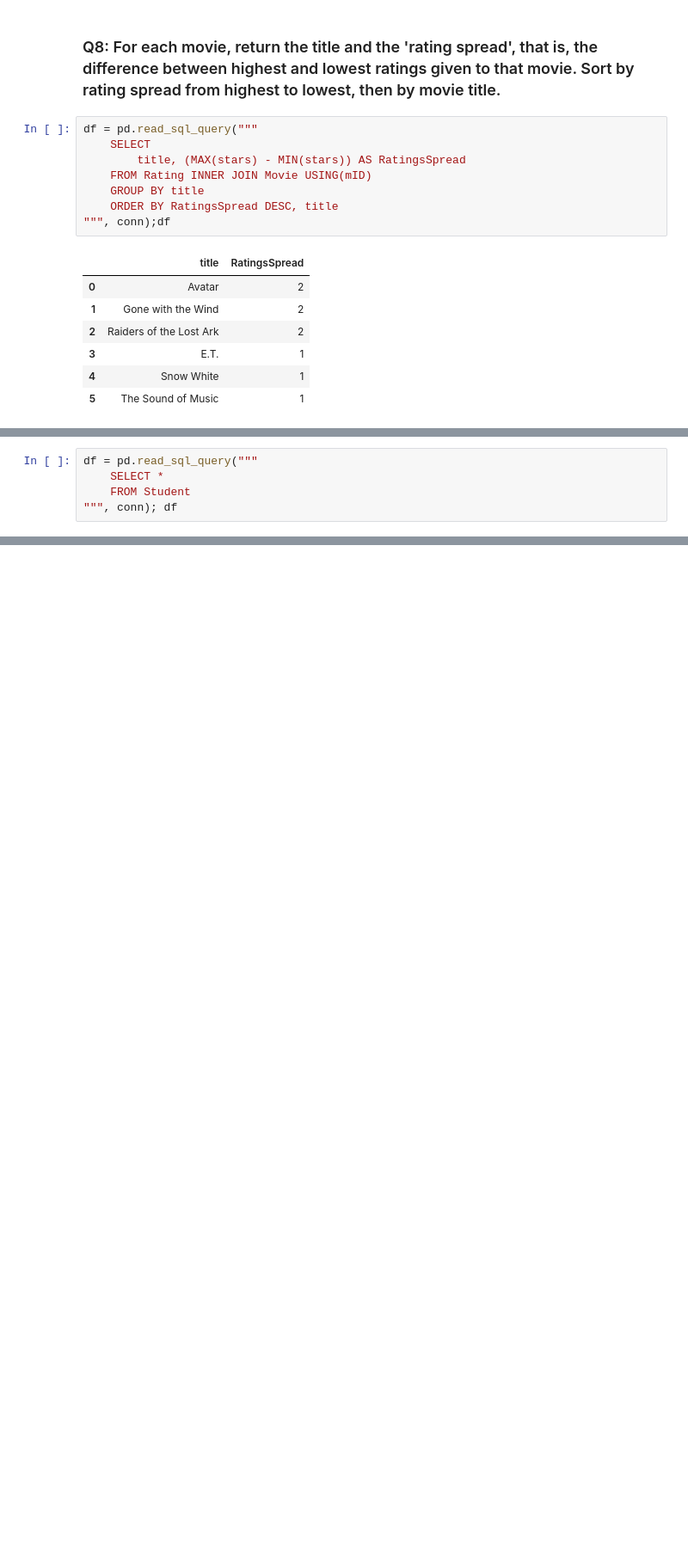
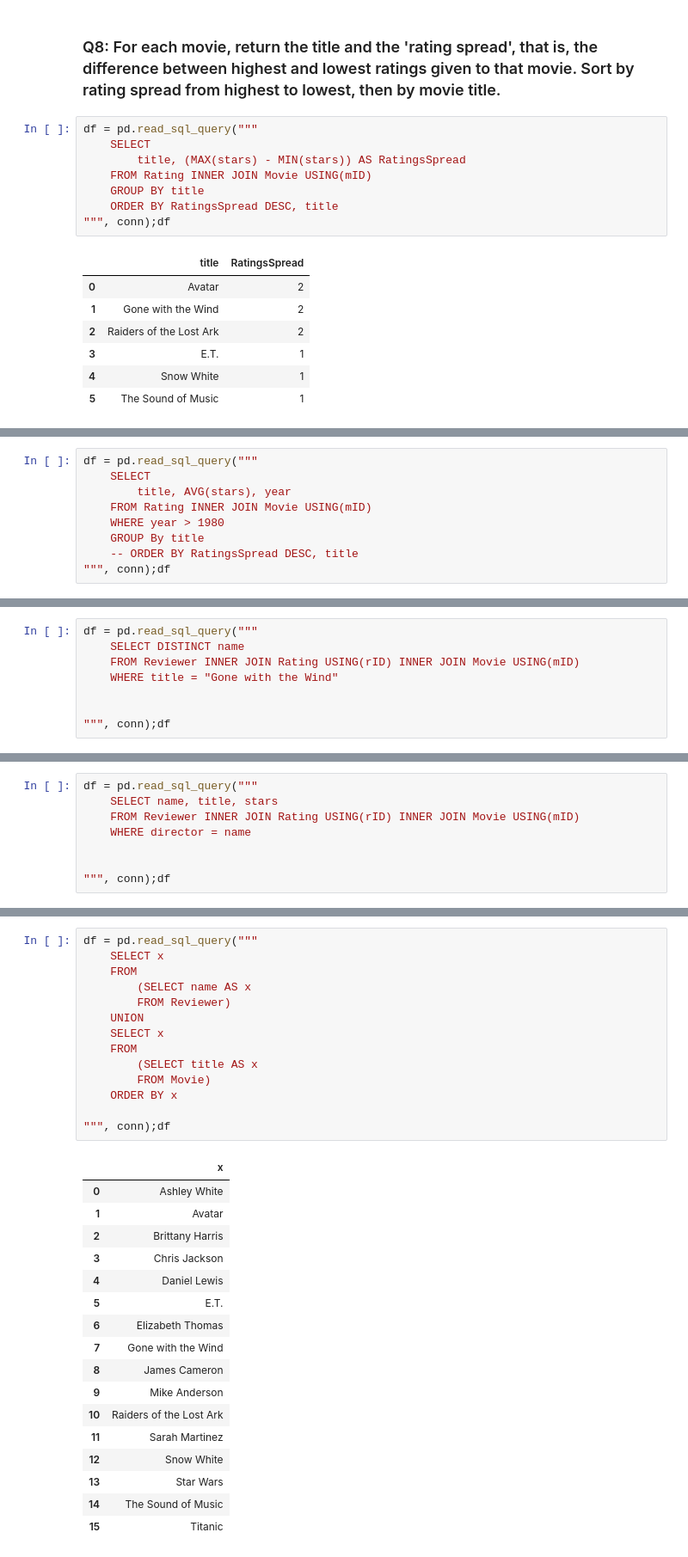
Before and after one commit to jmolds/SQL-reference-guide, a Jupyter notebook: SQL reference guide 9 -- Movie-Review excercises.ipynb, the cells around one changed output, grey strips where cells are left out. Shown at 86% size. Cells and saved outputs as stored; diff of their text form; blank space fills up the shorter version.

```diff
--- a/SQL reference guide 9 -- Movie-Review excercises.ipynb
+++ b/SQL reference guide 9 -- Movie-Review excercises.ipynb
@@ -271,5 +259,0 @@ c.execute("""
-# %%
-df = pd.read_sql_query("""
-    SELECT *
-    FROM Student
-""", conn); df
@@ -289,0 +262,9 @@ df = pd.read_sql_query("""
+# %%
+df = pd.read_sql_query("""
+    SELECT
+        title, AVG(stars), year
+    FROM Rating INNER JOIN Movie USING(mID)
+    WHERE year > 1980
+    GROUP By title
+    -- ORDER BY RatingsSpread DESC, title
+""", conn);df
@@ -289,0 +304,8 @@ df = pd.read_sql_query("""
+# %%
+df = pd.read_sql_query("""
+    SELECT DISTINCT name
+    FROM Reviewer INNER JOIN Rating USING(rID) INNER JOIN Movie USING(mID)
+    WHERE title = "Gone with the Wind"
+
+
+""", conn);df
@@ -289,0 +318,8 @@ df = pd.read_sql_query("""
+# %%
+df = pd.read_sql_query("""
+    SELECT name, title, stars
+    FROM Reviewer INNER JOIN Rating USING(rID) INNER JOIN Movie USING(mID)
+    WHERE director = name
+
+
+""", conn);df
@@ -289,0 +331,32 @@ df = pd.read_sql_query("""
+# %%
+df = pd.read_sql_query("""
+    SELECT x
+    FROM
+        (SELECT name AS x
+        FROM Reviewer)
+    UNION
+    SELECT x
+    FROM
+        (SELECT title AS x
+        FROM Movie)
+    ORDER BY x
+
+""", conn);df
+# %% [output]
+|  | x |
+| 0 | Ashley White |
+| 1 | Avatar |
+| 2 | Brittany Harris |
+| 3 | Chris Jackson |
+| 4 | Daniel Lewis |
+| 5 | E.T. |
+| 6 | Elizabeth Thomas |
+| 7 | Gone with the Wind |
+| 8 | James Cameron |
+| 9 | Mike Anderson |
+| 10 | Raiders of the Lost Ark |
+| 11 | Sarah Martinez |
+| 12 | Snow White |
+| 13 | Star Wars |
+| 14 | The Sound of Music |
+| 15 | Titanic |
```
Also changed, not shown: parts of 19 cells of this notebook, 1 other file.
